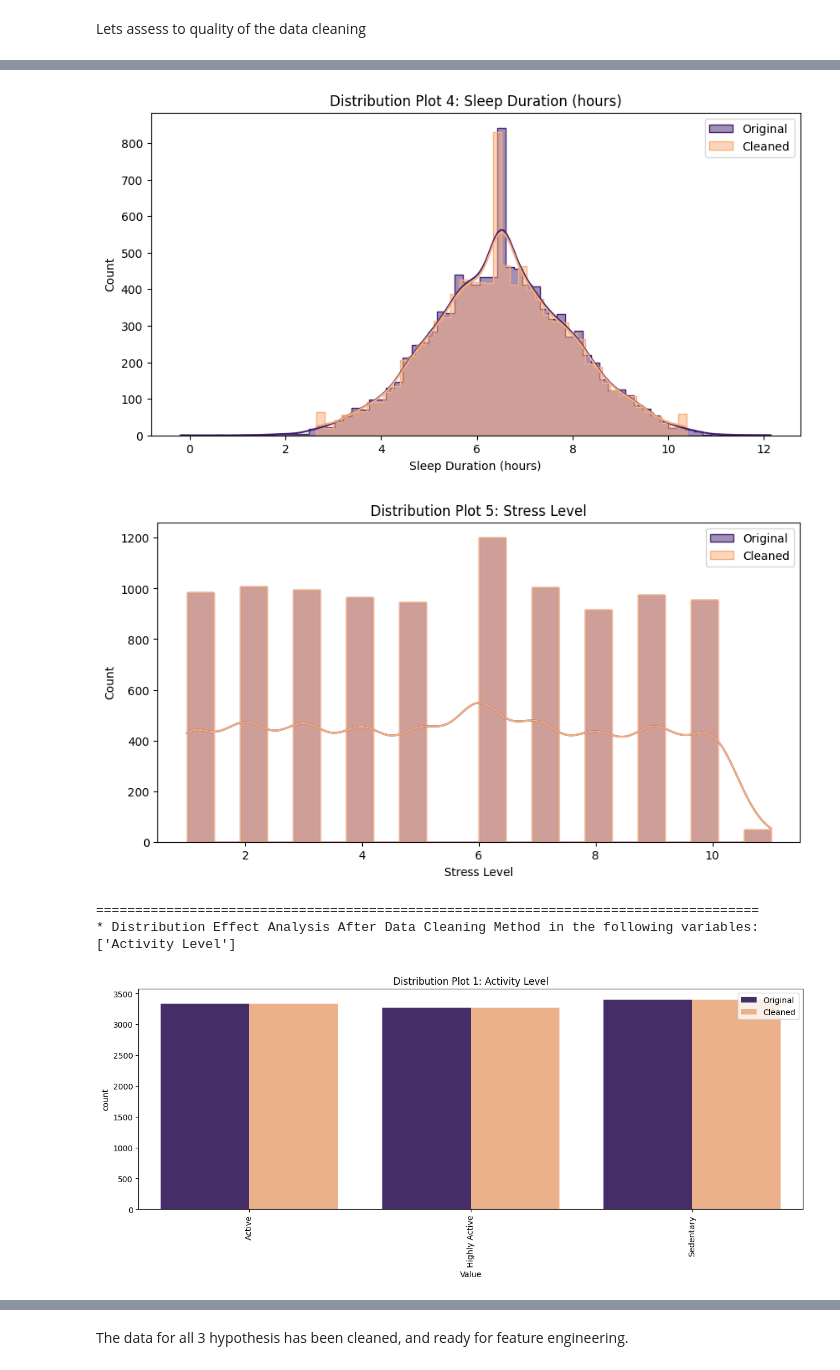
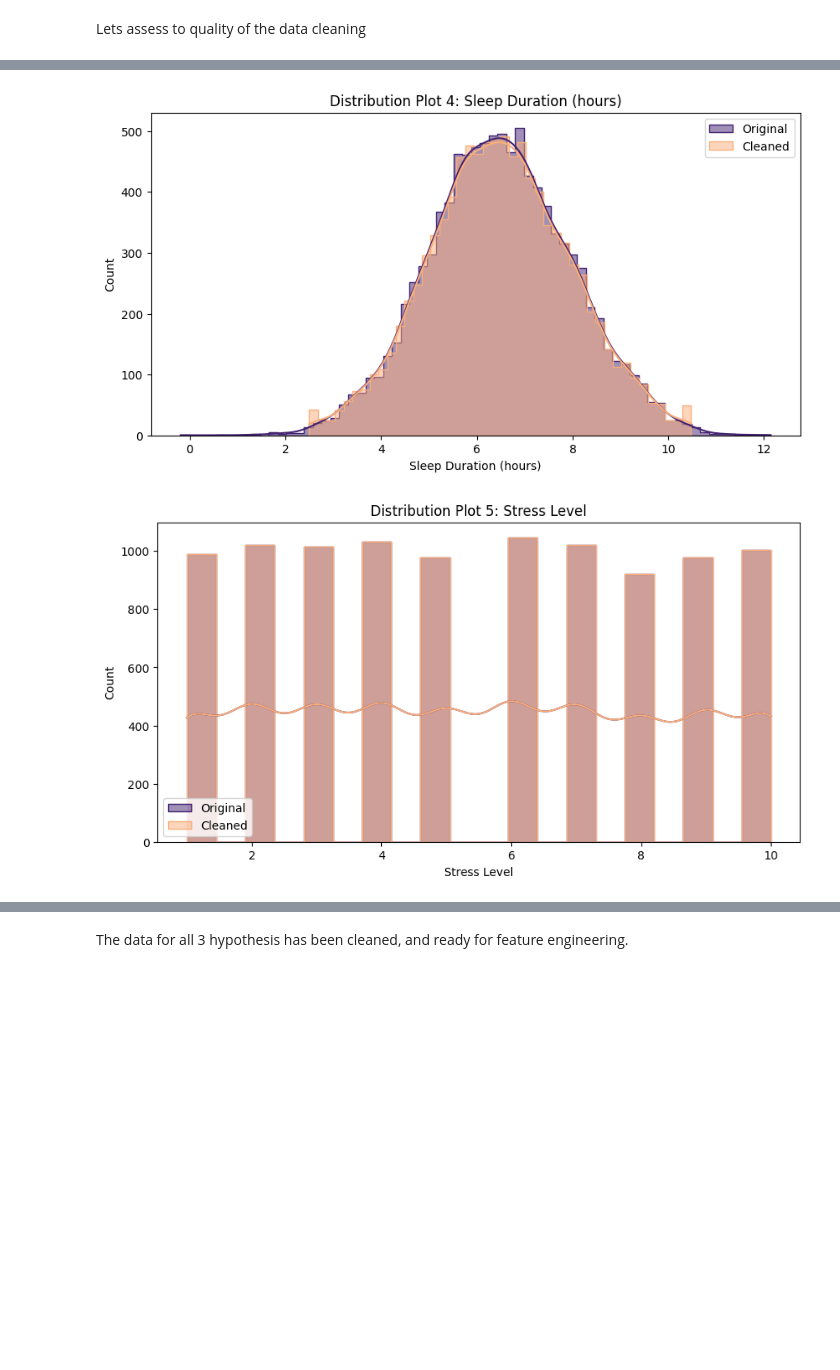
Before and after one commit to MaxBWiseman/Predictive_Analytics_Project, a Jupyter notebook: jupyter_notebooks/Data_Cleaning_Notepad.ipynb, the cells around one changed output, grey strips where cells are left out. Cells and saved outputs as stored; diff of their text form; code cells hidden in the pictures; blank space fills up the shorter version.

```diff
--- a/jupyter_notebooks/Data_Cleaning_Notepad.ipynb
+++ b/jupyter_notebooks/Data_Cleaning_Notepad.ipynb
@@ -226,0 +234,13 @@ df_processed = median_imputer.fit_transform(df_preprocess)
+# %%
+from sklearn.impute import KNNImputer
+
+# Convert categorical variable to numerical for KNNImputer
+df_impute = df_preprocess.drop('Activity Level', axis=1)
+
+# Define the KNN imputer
+imputer = KNNImputer(n_neighbors=3)
+
+# Apply the imputer to the DataFrame
+df_processed = pd.DataFrame(imputer.fit_transform(df_impute), columns=df_impute.columns)
+
+df_processed['Activity Level'] = df_category_test
@@ -417,2 +414,10 @@ for col in df.select_dtypes(include='number').columns:
+# %%
+import numpy as np
+# Set negative values in 'Step Count' and 'Stress Level' to NaN
+df_outliers['Step Count'] = df_outliers['Step Count'].apply(lambda x: x if x >= 0 else np.nan)
+df_outliers['Stress Level'] = df_outliers['Stress Level'].apply(lambda x: x if x >= 0 else np.nan)
+
+# Drop rows with NaN values
+df_negatives_cleaned = df_outliers.dropna(subset=['Step Count', 'Stress Level'])
 # %% [markdown]
 As we can see with the plots after the Winsorizer, that we have made a siginificant improvement visually. When checking skewness and kurtosis again compared to when we last tested it during the imputation, we can see a dramatic improvement to Heart Rate, a slight change with Blood Oxygen Levels , a decent improvement to Step Counts Kurtosis and small changes to Sleep Duration and Stress level. During feature engineering it seems benificial to perform transformations to try improve normality, skewness and kurtosis further.
@@ -466,7 +443,7 @@ There a a few approaches to imputing categorical data, i am consdiering random i
 # %%
 from sklearn.ensemble import RandomForestClassifier
 
-df_cat_predict = df.copy()
+df_cat_predict = df_negatives_cleaned.copy()
 
 # Encode categorical column.
 # Preserving NaNs by replacing -1 with pd.NA.
@@ -563,0 +543,3 @@ dtype: object
+# %%
+df_dupe_fix["Stress Level"] = df_dupe_fix["Stress Level"].astype(int)
+df_dupe_fix["Stress Level"].dtypes
@@ -615,6 +730,5 @@ Lets assess to quality of the data cleaning
 # %%
 variables_method = ['Heart Rate (BPM)', 'Blood Oxygen Level (%)', 'Step Count', 'Sleep Duration (hours)', 'Stress Level']
-variables_method2 = ['Activity Level']
 
 def DataCleaningEffect(df_original,df_cleaned,variables_applied_with_method):
 
@@ -656,12 +770,9 @@ def DataCleaningEffect(df_original,df_cleaned,variables_applied_with_method):
       flag_count+= 1
 
 
-DataCleaningEffect(df_original=df_processed,
-                   df_cleaned=df,
+DataCleaningEffect(df_original=df_processed.select_dtypes(include='number'),
+                   df_cleaned=df_dupe_fix.select_dtypes(include='number'),
                    variables_applied_with_method=variables_method)
-DataCleaningEffect(df_original=df_dupe_fix,
-                   df_cleaned=df,
-                   variables_applied_with_method=variables_method2)
 # %% [output]
 =====================================================================================
 * Distribution Effect Analysis After Data Cleaning Method in the following variables:
@@ -672,6 +783,2 @@ DataCleaningEffect(df_original=df_dupe_fix,
-[figure, old version]
+[figure, new version]
-[figure, old version]
+[figure, new version]
-=====================================================================================
-* Distribution Effect Analysis After Data Cleaning Method in the following variables:
-['Activity Level']
-[figure, removed]
```
Also changed, not shown: parts of 38 cells of this notebook, 2 other files.
